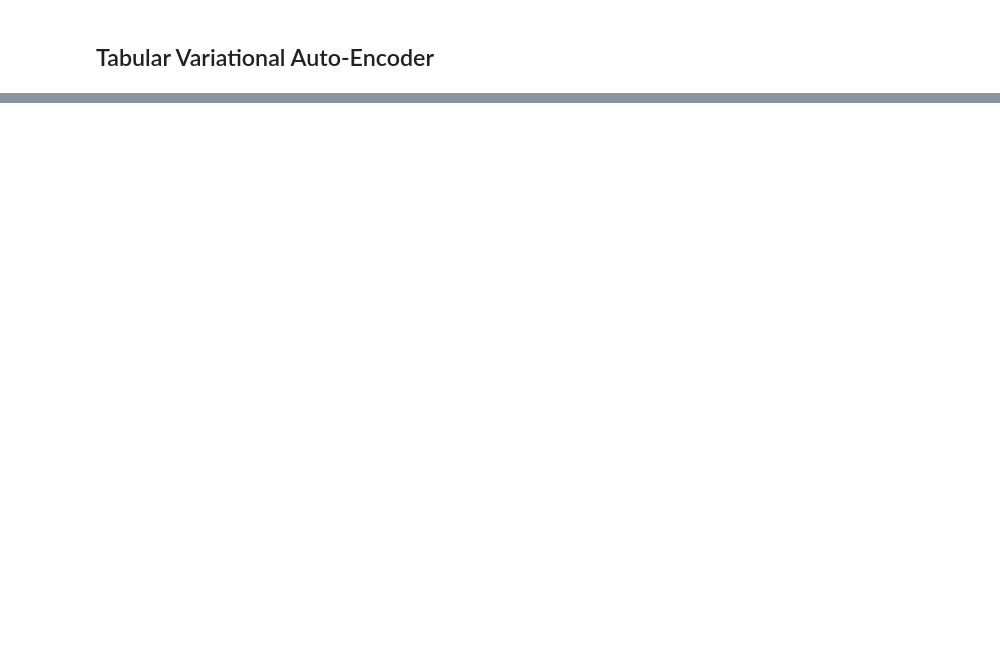
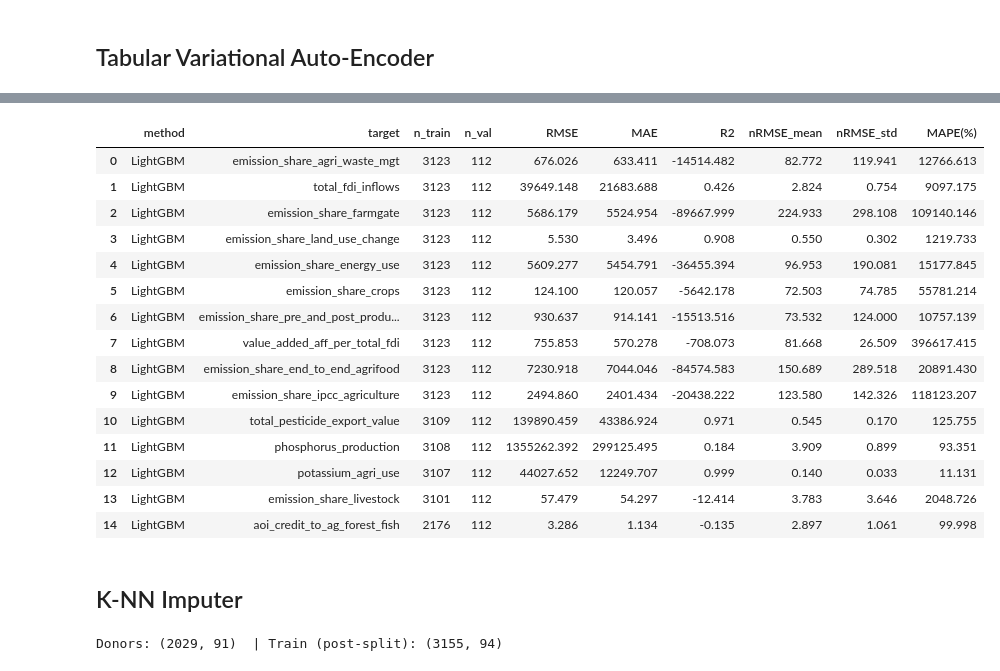
Before and after one commit to Leonidus1995/farmer-prices-forecasting, a Jupyter notebook: dataset_1_second.ipynb, the cells around one changed output, grey strips where cells are left out. Cells and saved outputs as stored; diff of their text form; code cells hidden in the pictures; blank space fills up the shorter version.

```diff
--- a/dataset_1_second.ipynb
+++ b/dataset_1_second.ipynb
@@ -388,0 +606,19 @@ samples = synth.sample_remaining_columns(
+# %%
+metrics_lgbm
+# %% [output]
+|  | method | target | n_train | n_val | RMSE | MAE | R2 | nRMSE_mean | nRMSE_std | MAPE(%) |
+| 0 | LightGBM | emission_share_agri_waste_mgt | 3123 | 112 | 676.026 | 633.411 | -14514.482 | 82.772 | 119.941 | 12766.613 |
+| 1 | LightGBM | total_fdi_inflows | 3123 | 112 | 39649.148 | 21683.688 | 0.426 | 2.824 | 0.754 | 9097.175 |
+| 2 | LightGBM | emission_share_farmgate | 3123 | 112 | 5686.179 | 5524.954 | -89667.999 | 224.933 | 298.108 | 109140.146 |
+| 3 | LightGBM | emission_share_land_use_change | 3123 | 112 | 5.530 | 3.496 | 0.908 | 0.550 | 0.302 | 1219.733 |
+| 4 | LightGBM | emission_share_energy_use | 3123 | 112 | 5609.277 | 5454.791 | -36455.394 | 96.953 | 190.081 | 15177.845 |
+| 5 | LightGBM | emission_share_crops | 3123 | 112 | 124.100 | 120.057 | -5642.178 | 72.503 | 74.785 | 55781.214 |
+| 6 | LightGBM | emission_share_pre_and_post_produ... | 3123 | 112 | 930.637 | 914.141 | -15513.516 | 73.532 | 124.000 | 10757.139 |
+| 7 | LightGBM | value_added_aff_per_total_fdi | 3123 | 112 | 755.853 | 570.278 | -708.073 | 81.668 | 26.509 | 396617.415 |
+| 8 | LightGBM | emission_share_end_to_end_agrifood | 3123 | 112 | 7230.918 | 7044.046 | -84574.583 | 150.689 | 289.518 | 20891.430 |
+| 9 | LightGBM | emission_share_ipcc_agriculture | 3123 | 112 | 2494.860 | 2401.434 | -20438.222 | 123.580 | 142.326 | 118123.207 |
+| 10 | LightGBM | total_pesticide_export_value | 3109 | 112 | 139890.459 | 43386.924 | 0.971 | 0.545 | 0.170 | 125.755 |
+| 11 | LightGBM | phosphorus_production | 3108 | 112 | 1355262.392 | 299125.495 | 0.184 | 3.909 | 0.899 | 93.351 |
+| 12 | LightGBM | potassium_agri_use | 3107 | 112 | 44027.652 | 12249.707 | 0.999 | 0.140 | 0.033 | 11.131 |
+| 13 | LightGBM | emission_share_livestock | 3101 | 112 | 57.479 | 54.297 | -12.414 | 3.783 | 3.646 | 2048.726 |
+| 14 | LightGBM | aoi_credit_to_ag_forest_fish | 2176 | 112 | 3.286 | 1.134 | -0.135 | 2.897 | 1.061 | 99.998 |
@@ -388,0 +627,2 @@ samples = synth.sample_remaining_columns(
+# %% [markdown]
+## K-NN Imputer
@@ -388,0 +657,34 @@ samples = synth.sample_remaining_columns(
+# %%
+exclude_cols = ["area_code", "area_code_m49", "year_code"]
+categorical_cols = ["area", "region", "sub_region"]
+
+# Columns used to build the KNN distance space
+feature_cols = [c for c in df.columns if c not in exclude_cols]
+
+# Identify dtypes off your working df
+num_cols = df.select_dtypes('number').columns.to_list()
+num_cols = [c for c in num_cols if c not in exclude_cols and c not in categorical_cols]
+
+cat_cols = [c for c in categorical_cols if c in feature_cols]
+
+# encode categorical columns and scale numericals
+preprocessor = ColumnTransformer(
+    transformers=[
+        ("cat", OneHotEncoder(handle_unknown='ignore', sparse_output=False), cat_cols),
+        ("num", StandardScaler(), num_cols),
+    ],
+    remainder="drop",
+    verbose_feature_names_out=False
+)
+
+# --- Donor pool: fully observed across the entire distance space ---
+donor_mask = df_train[feature_cols].notna().all(axis=1)
+df_donors = df_train.loc[donor_mask, feature_cols].copy()
+
+# Validation copy (for KNN): mask the same target cols as before
+df_val_masked_knn = df_val_clean.copy()
+df_val_masked_knn.loc[:, targets] = np.nan
+
+print("Donors:", df_donors.shape, " | Train (post-split):", df_train.shape)
+# %% [output]
+Donors: (2029, 91)  | Train (post-split): (3155, 94)
```
Also changed, not shown: parts of 32 cells of this notebook, 3 other files.
